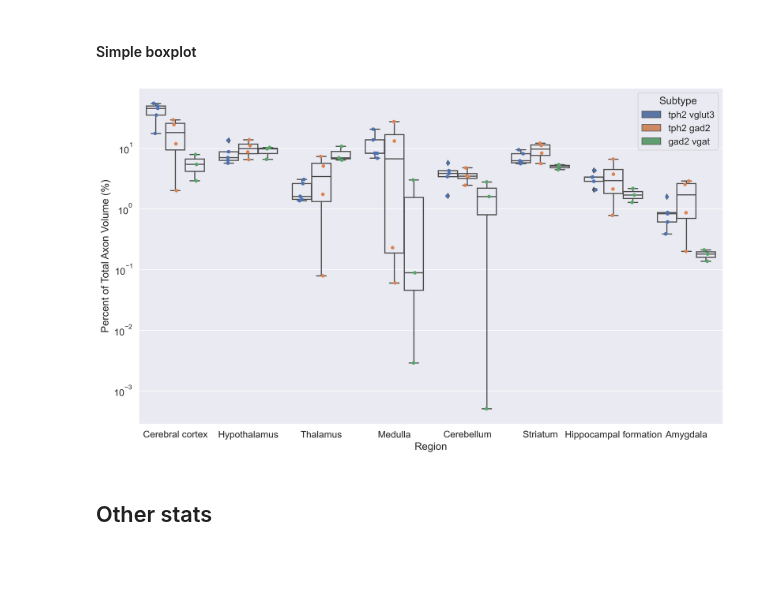
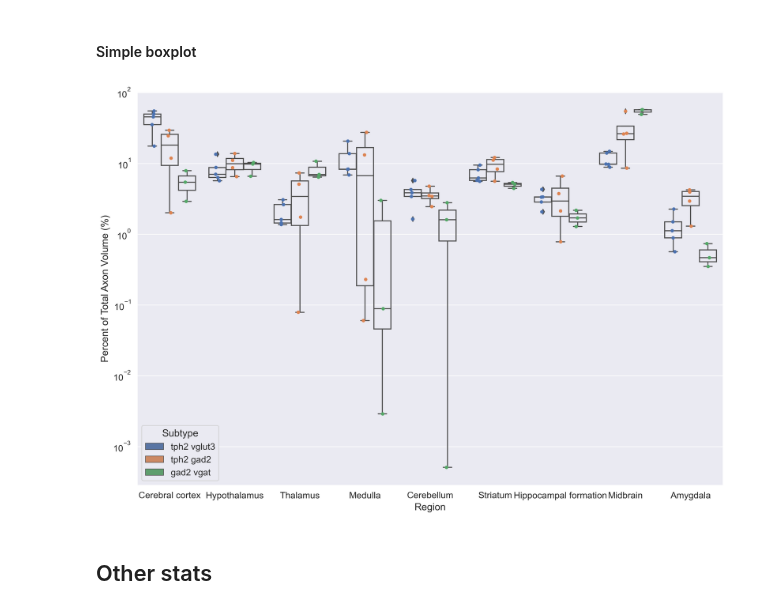
Before and after one commit to neurodata/brainlit, a Jupyter notebook: experiments/BrainLine/axon_analysis.ipynb, the cells around one changed output. Drawn from its saved outputs; the diff is of its cells as text; code cells hidden in the pictures; blank space fills up the shorter version.

Commit message:
midbrain add

```diff
--- a/experiments/BrainLine/axon_analysis.ipynb
+++ b/experiments/BrainLine/axon_analysis.ipynb
@@ -500,7 +502,41 @@ regions_coarse = [
     354,
     512,
     477,
-    1089
+    1089,
+    313 # midbrain
+]
+
+
+regions_fine = [
+    95,  # agranular insular area
+    500, # somatomotor
+    714,  # orbital area
+    972,  # prelimbic
+    453, # somatosensory
+    44,  # infralimbic
+    186,  # lateral habenula
+    149, #paraventricular nucleus of thalamus (part of polymodal assoc cortex)
+    864, # sensorimotor thalamus
+    519, #cerebellar nuclei
+    528, #cerebellar cortex
+    290,  # hypothalamic lateral zone
+    141, #periventricular region (preoptic nuclei)
+    946, #posterior hypothalamic nucleus
+    797,  # zona incerta
+    331,  # mammillary body
+    364, #parasubthalamic nucleus
+    38, #paraventricular hypothalamic nucleus
+    223, #arcuate hypothalamic nucleus
+    80, #anterior hypothal nucleus
+    830, #dorsomedial hypothal nuc.
+    693, #ventromedial hypothal nuc.
+    470, #subthalamic n
+    286, #suprachiasmatic n
+    351,  # bed nuclei of stria terminalis
+    536, #central amygdala
+    323, #midbrain - motor
+    339, #midbrain - sensory
+    348, #midbrain - behavioral state
 ]
 
 regions = [
@@ -539,7 +575,7 @@ regions = [
 # see: https://connectivity.brain-map.org/projection/experiment/480074702?imageId=480075280&initImage=TWO_PHOTON&x=17028&y=11704&z=3
 
 composite_regions = {
-    "Amygdala": [131, 295, 319, 780],
+    "Amygdala": [131, 295, 319, 536, 780],
     #"Substantia Nigra": [615, 374, 374],
     #"Superior Colliculus": [294, 302],
 }  # Custom composite allen regions where key is region name and value is list of allen regions
@@ -593,35 +629,35 @@ for brain_id in ad.brain_ids:
         ids.append(brain_id)
         region_names.append(ad.region_graph.nodes[region]["name"])
     for composite_region in composite_regions.keys():
         composite_region_regions = composite_regions[composite_region]
         total = 0
         for region in composite_region_regions:
             total += ad.region_graph.nodes[region][f"{brain_id} axon"]
         pcts.append(total/ad.region_graph.nodes[997][f"{brain_id} axon"]*100)
         subtypes.append(subtype)
         ids.append(brain_id)
         region_names.append(composite_region)
 
 data = {"Region": region_names, "Brain ID": ids, "Subtype": subtypes, "Percent of Total Axon Volume (%)": pcts}
 df = pd.DataFrame(data=data)
 
 
 sns.set(font_scale=1.2)
-fig, ax = plt.subplots(1, 1, figsize=(12.5,7.5), dpi=300)
+fig, ax = plt.subplots(1, 1, figsize=(13,9), dpi=300)
 fig_args = {
             "y": "Percent of Total Axon Volume (%)",
             "x": "Region",
             "hue": "Subtype",
             "data": df,
             "dodge": True,
         }
 bplot = sns.stripplot(ax=ax, legend=False, **fig_args)
 fig_args["boxprops"] = {'facecolor':'none'}
 bplot = sns.boxplot(ax=ax, **fig_args)
 bplot.set_yscale("log")
 fig.tight_layout()
 # %% [output]
-[figure, old version]
+[figure, new version]
 # %%
 ad.region_barchart(
     regions=regions_coarse, composite_regions=composite_regions, normalize_region=872
```
Also changed, not shown: parts of 1 cell of this notebook, 1 other file.
